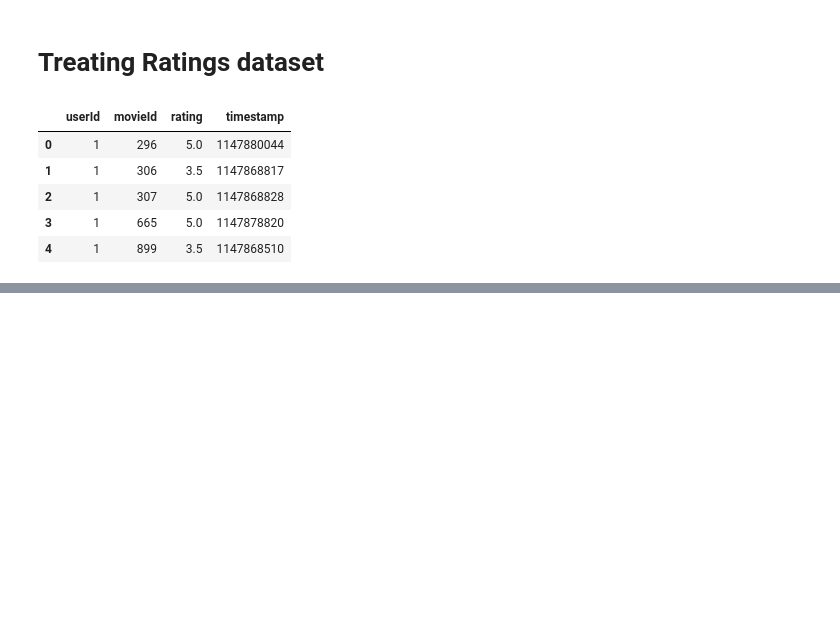
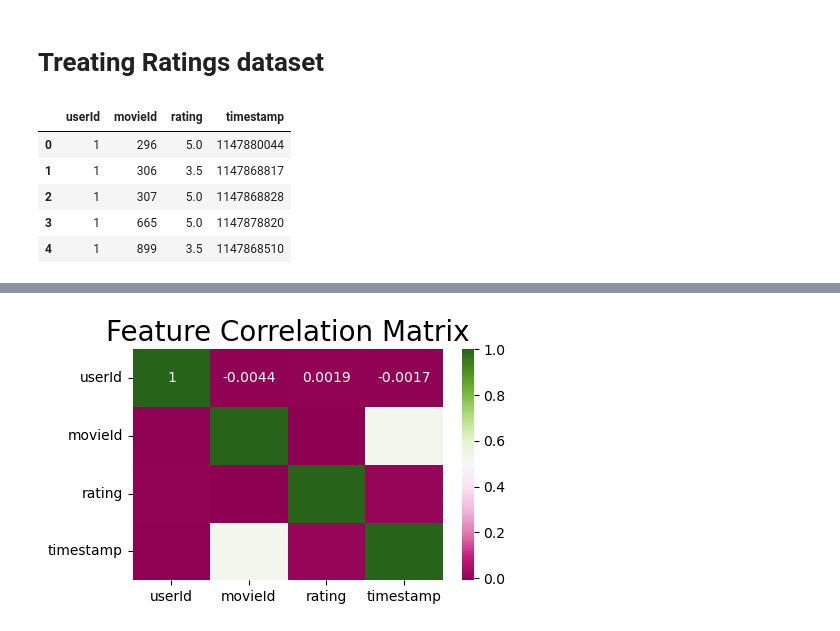
Before and after one commit to IC2020341/Capstone_Project, a Jupyter notebook: Jupyter Notebook/Capstone Project Jupyter Notebook.ipynb, the cells around one changed output, grey strips where cells are left out. Saved outputs shown, nothing was run; the diff lists cells and outputs as text; code cells hidden in the pictures; blank space fills up the shorter version.

```diff
--- a/Jupyter Notebook/Capstone Project Jupyter Notebook.ipynb
+++ b/Jupyter Notebook/Capstone Project Jupyter Notebook.ipynb
@@ -256,0 +344,7 @@ ratings.head()
+# %%
+plt.figure(figsize=(5,3))
+sns.heatmap(ratings.corr(), annot=True, cmap='PiYG')
+plt.title("Feature Correlation Matrix",fontsize=20)
+plt.show()
+# %% [output]
+[figure, added]
```
Also changed, not shown: parts of 9 cells of this notebook.
